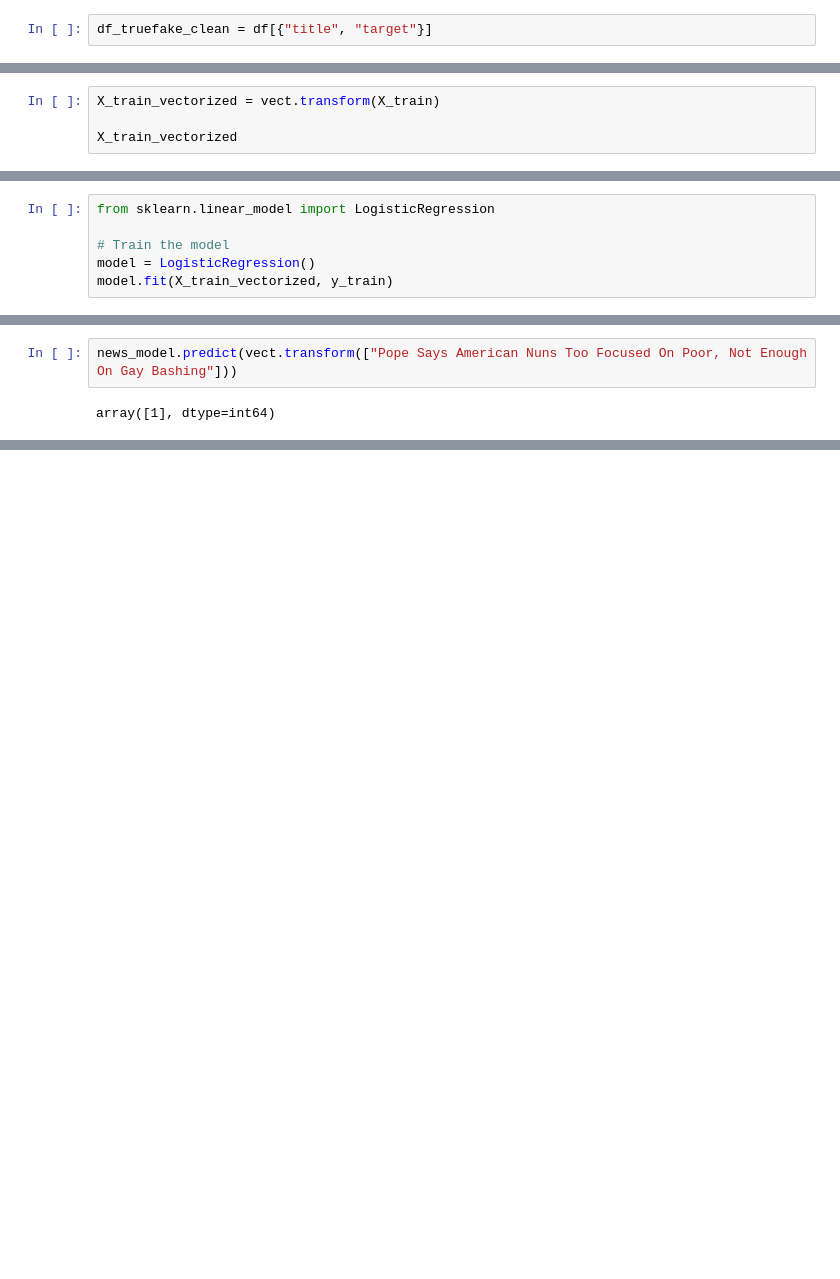
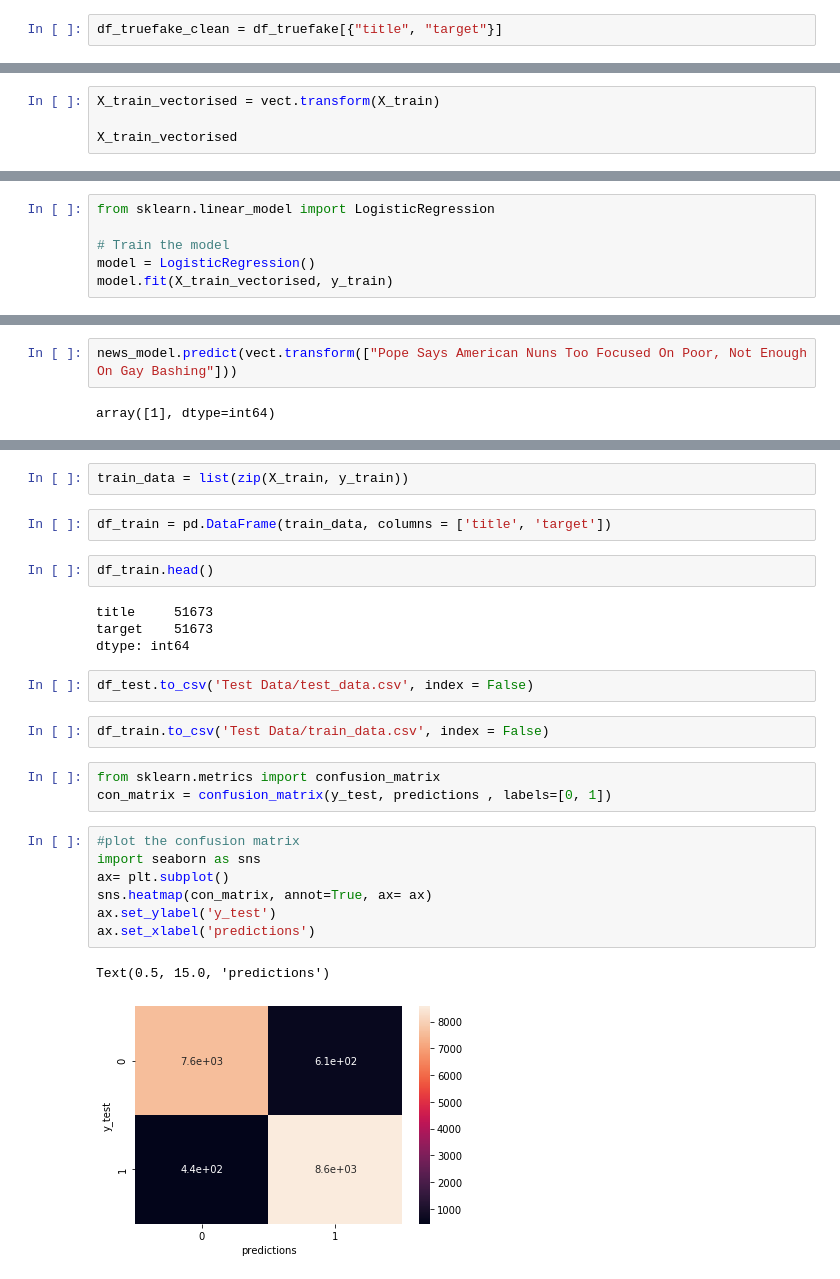
Before and after one commit to matthewbelevski/project-3, a Jupyter notebook: CombinedModel.ipynb, the cells around one changed output, grey strips where cells are left out. Cells and saved outputs as stored; diff of their text form; blank space fills up the shorter version.

Commit message:
added model test

```diff
--- a/CombinedModel.ipynb
+++ b/CombinedModel.ipynb
@@ -94,7 +94,7 @@ onion_df.head()
 | 3 | Despondent Jeff Bezos Realizes He... | 0 |
 | 4 | For men looking for great single ... | 0 |
 # %%
-df_truefake_clean = df[{"title", "target"}]
+df_truefake_clean = df_truefake[{"title", "target"}]
 # %%
 df_truefake_clean.head()
 # %% [output]
@@ -156,9 +155,9 @@ from sklearn.feature_extraction.text import CountVectorizer
 # Fit the CountVectorizer to the training data
 vect = CountVectorizer().fit(X_train)
 # %%
-X_train_vectorized = vect.transform(X_train)
+X_train_vectorised = vect.transform(X_train)
 
-X_train_vectorized
+X_train_vectorised
 # %% [output]
 <51673x28755 sparse matrix of type '<class 'numpy.int64'>'
         with 565342 stored elements in Compressed Sparse Row format>
@@ -167,7 +166,7 @@ from sklearn.linear_model import LogisticRegression
 
 # Train the model
 model = LogisticRegression()
-model.fit(X_train_vectorized, y_train)
+model.fit(X_train_vectorised, y_train)
 # %% [output]
 STOP: TOTAL NO. of ITERATIONS REACHED LIMIT.
 
@@ -230,0 +263,27 @@ array([1], dtype=int64)
+# %%
+train_data = list(zip(X_train, y_train))
+# %%
+df_train = pd.DataFrame(train_data, columns = ['title', 'target'])
+# %%
+df_train.head()
+# %% [output]
+title     51673
+target    51673
+dtype: int64
+# %%
+df_test.to_csv('Test Data/test_data.csv', index = False)
+# %%
+df_train.to_csv('Test Data/train_data.csv', index = False)
+# %%
+from sklearn.metrics import confusion_matrix
+con_matrix = confusion_matrix(y_test, predictions , labels=[0, 1])
+# %%
+#plot the confusion matrix
+import seaborn as sns
+ax= plt.subplot()
+sns.heatmap(con_matrix, annot=True, ax= ax)
+ax.set_ylabel('y_test')
+ax.set_xlabel('predictions')
+# %% [output]
+Text(0.5, 15.0, 'predictions')
+[figure, added]
```
Also changed, not shown: parts of 10 cells of this notebook, 5 other files.
